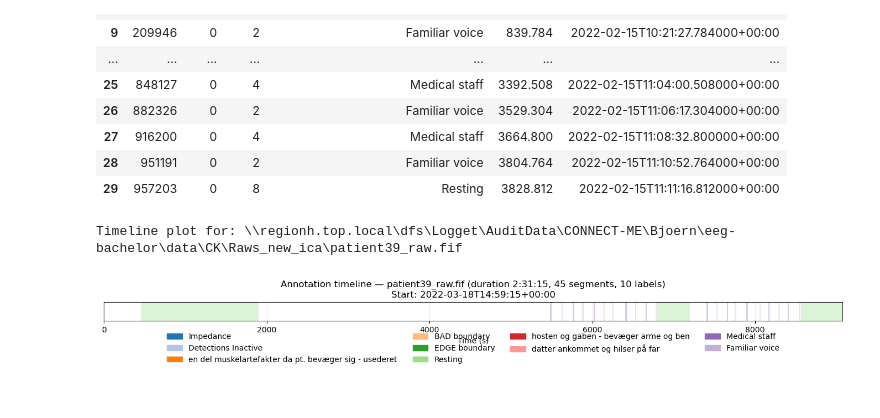
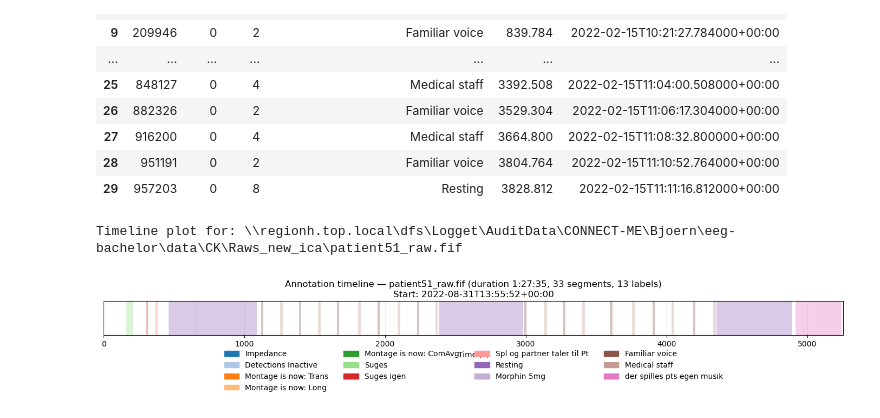
Before and after one commit to bsm96/eeg-bachelor, a Jupyter notebook: notebooks/00_inspect_edf_fif.ipynb, the cells around one changed output. Cells and saved outputs as stored; diff of their text form; code cells hidden in the pictures.

```diff
--- a/notebooks/00_inspect_edf_fif.ipynb
+++ b/notebooks/00_inspect_edf_fif.ipynb
@@ -1283,7 +1283,7 @@ Events from annotations (first 30 rows):
 | 29 | 957203 | 0 | 8 | Resting | 3828.812 | 2022-02-15T11:11:16.812000+00:00 |
 # %%
 # VÆLG PATIENT HER (skriv et tal, fx 36 eller 10)
-PATIENT = 39
+PATIENT = 51
 
 from pathlib import Path
 from datetime import datetime, timedelta, timezone
@@ -1392,32 +1392,32 @@ else:
         stop = start + float(r['duration_s'])
         ax.axvspan(start, stop, color=colors[r['label']], alpha=0.35, ec='none')
 
     ax.set_ylabel("")
     ax.set_yticks([])
     ax.grid(True, axis='x', alpha=0.25)
 
     if total_duration_s:
         ax.set_xlim(0, total_duration_s)
         dur_h = int(total_duration_s // 3600)
         dur_m = int((total_duration_s % 3600) // 60)
         dur_s = int(total_duration_s % 60)
         duration_txt = f"{dur_h:d}:{dur_m:02d}:{dur_s:02d}"
     else:
         duration_txt = "ukendt"
 
     title = f"Annotation timeline — {Path(FILE).name} (duration {duration_txt}, {len(df_tl)} segments, {len(labels_unique)} labels)"
     if base_dt:
         title += f"\nStart: {base_dt.isoformat()}"
     ax.set_title(title)
     ax.set_xlabel("Time (s)")
 
     handles = [mpatches.Patch(color=colors[lbl], label=lbl) for lbl in labels_unique[:20]]
     if len(labels_unique) > 20:
         handles.append(mpatches.Patch(color=(0,0,0,0), label=f"… og {len(labels_unique)-20} flere"))
     ax.legend(handles=handles, loc='upper center', bbox_to_anchor=(0.5, -0.25), ncol=4, frameon=False)
 
     plt.tight_layout()
     plt.show()
 # %% [output]
-Timeline plot for: \\regionh.top.local\dfs\Logget\AuditData\CONNECT-ME\Bjoern\eeg-bachelor\data\CK\Raws_new_ica\patient39_raw.fif
+Timeline plot for: \\regionh.top.local\dfs\Logget\AuditData\CONNECT-ME\Bjoern\eeg-bachelor\data\CK\Raws_new_ica\patient51_raw.fif
-[figure, old version]
+[figure, new version]
```
Also changed, not shown: parts of 2 cells of this notebook, 9 other files.
